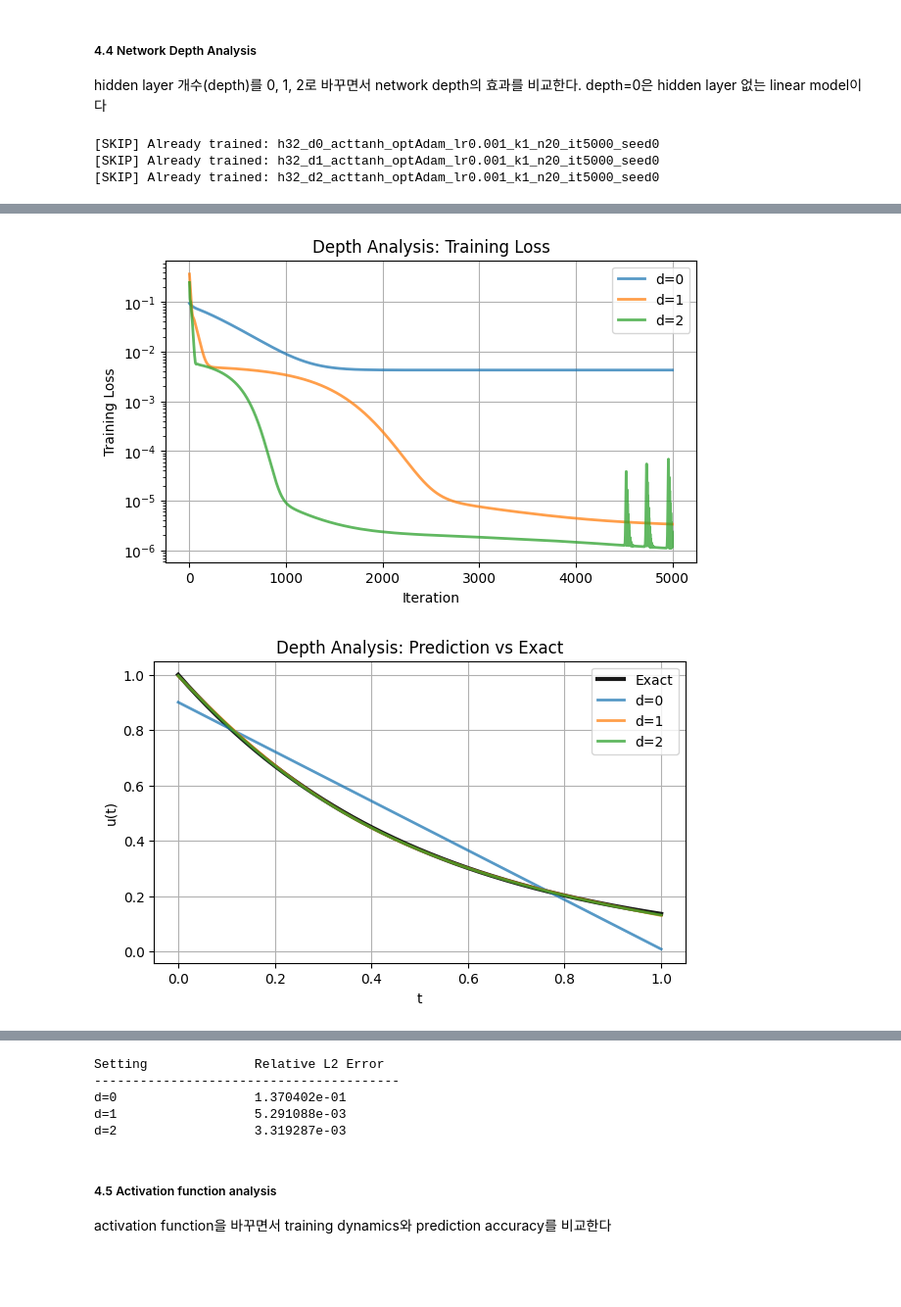
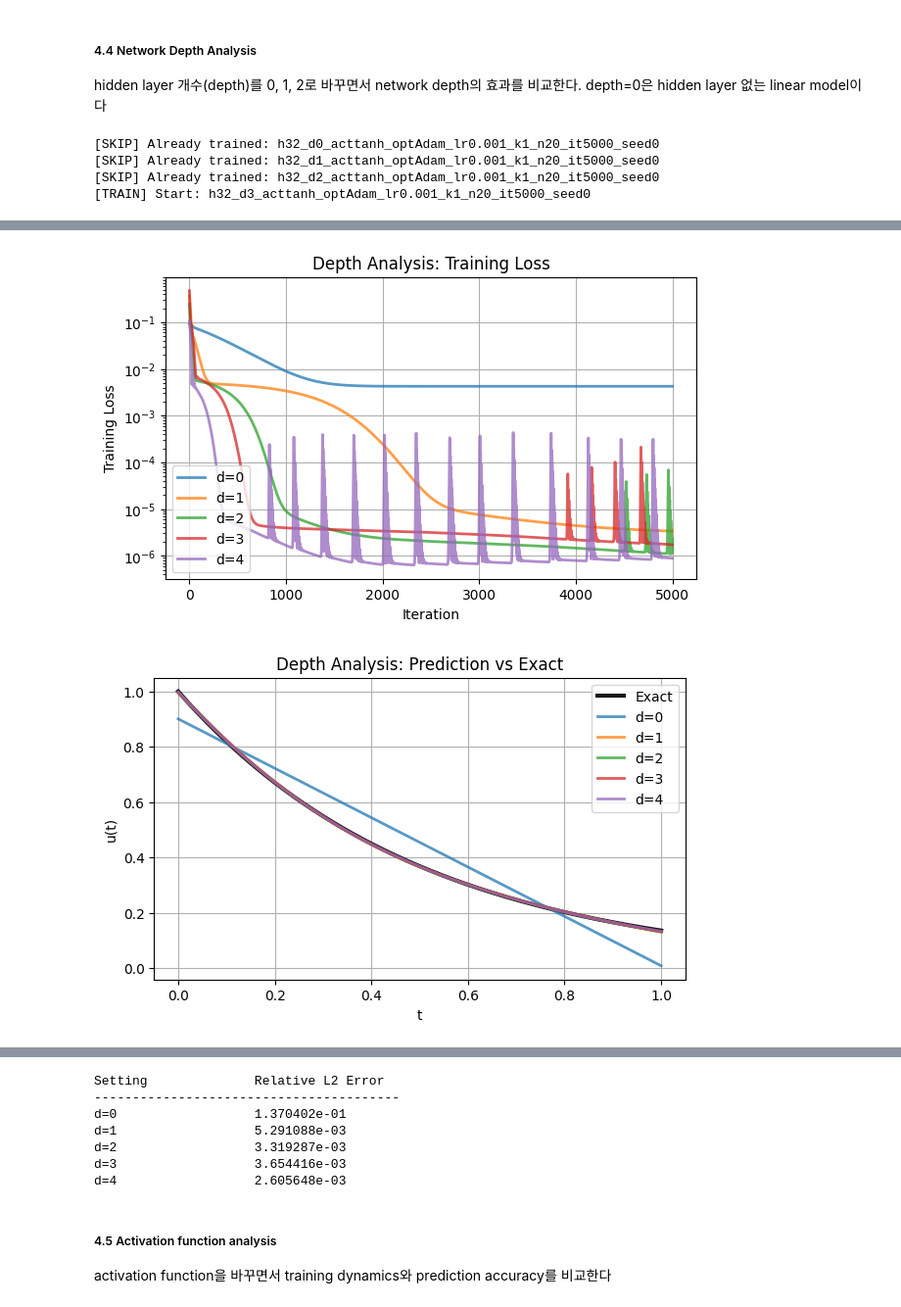
Before and after one commit to jasonok467570/deep-learning-hw1, a Jupyter notebook: HW1.ipynb, the cells around one changed output, grey strips where cells are left out. Shown at 98% size. Cells and saved outputs as stored; diff of their text form; code cells hidden in the pictures; blank space fills up the shorter version.

```diff
--- a/HW1.ipynb
+++ b/HW1.ipynb
@@ -953,7 +953,8 @@ hidden width를 4, 16, 32, 64로 바꾸면서 network capacity가 결과에 미
 # ============================================================
 # Network Width Analysis
 # ============================================================
-width_list = [4, 16, 32, 64]
+# width_list = [4, 16, 32, 64]
+width_list = [2, 4, 8, 16, 32]
 
 width_results = {}
 width_eval = {}
@@ -1007,7 +1032,7 @@ hidden layer 개수(depth)를 0, 1, 2로 바꾸면서 network depth의 효과를
 # ============================================================
 # Network Depth Analysis
 # ============================================================
-depth_list = [0, 1, 2]
+depth_list = [0, 1, 2, 3, 4]
 
 depth_results = {}
 depth_eval = {}
@@ -1044,3 +1069,4 @@ print_relative_l2_table(depth_eval)
 [SKIP] Already trained: h32_d0_acttanh_optAdam_lr0.001_k1_n20_it5000_seed0
 [SKIP] Already trained: h32_d1_acttanh_optAdam_lr0.001_k1_n20_it5000_seed0
 [SKIP] Already trained: h32_d2_acttanh_optAdam_lr0.001_k1_n20_it5000_seed0
+[TRAIN] Start: h32_d3_acttanh_optAdam_lr0.001_k1_n20_it5000_seed0
@@ -1047,2 +1090,2 @@ print_relative_l2_table(depth_eval)
-[figure, old version]
+[figure, new version]
-[figure, old version]
+[figure, new version]
@@ -1050,8 +1093,10 @@ print_relative_l2_table(depth_eval)
-Setting              Relative L2 Error
-----------------------------------------
-d=0                  1.370402e-01
-d=1                  5.291088e-03
-d=2                  3.319287e-03
+Setting              Relative L2 Error
+----------------------------------------
+d=0                  1.370402e-01
+d=1                  5.291088e-03
+d=2                  3.319287e-03
+d=3                  3.654416e-03
+d=4                  2.605648e-03
 # %% [markdown]
 ##### 4.5 Activation function analysis
 activation function을 바꾸면서 training dynamics와 prediction accuracy를 비교한다
```
Also changed, not shown: parts of 2 cells of this notebook.
